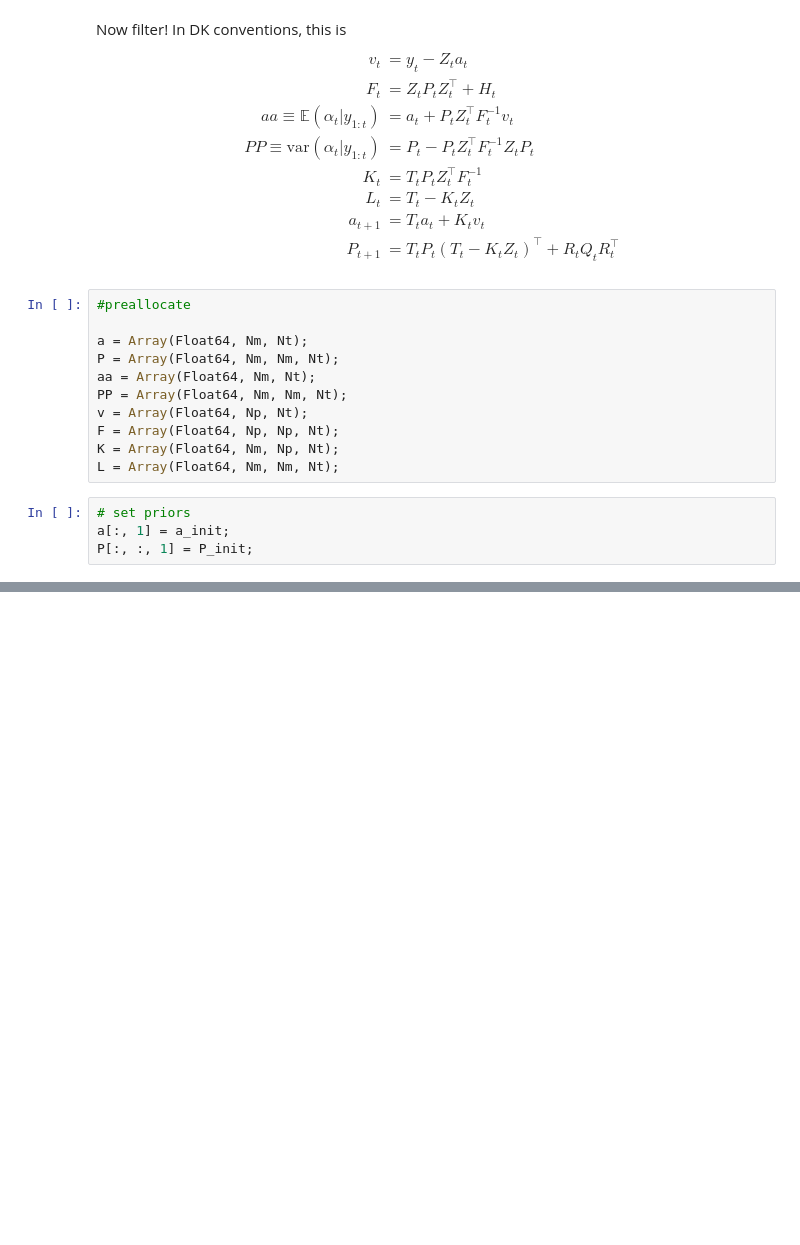
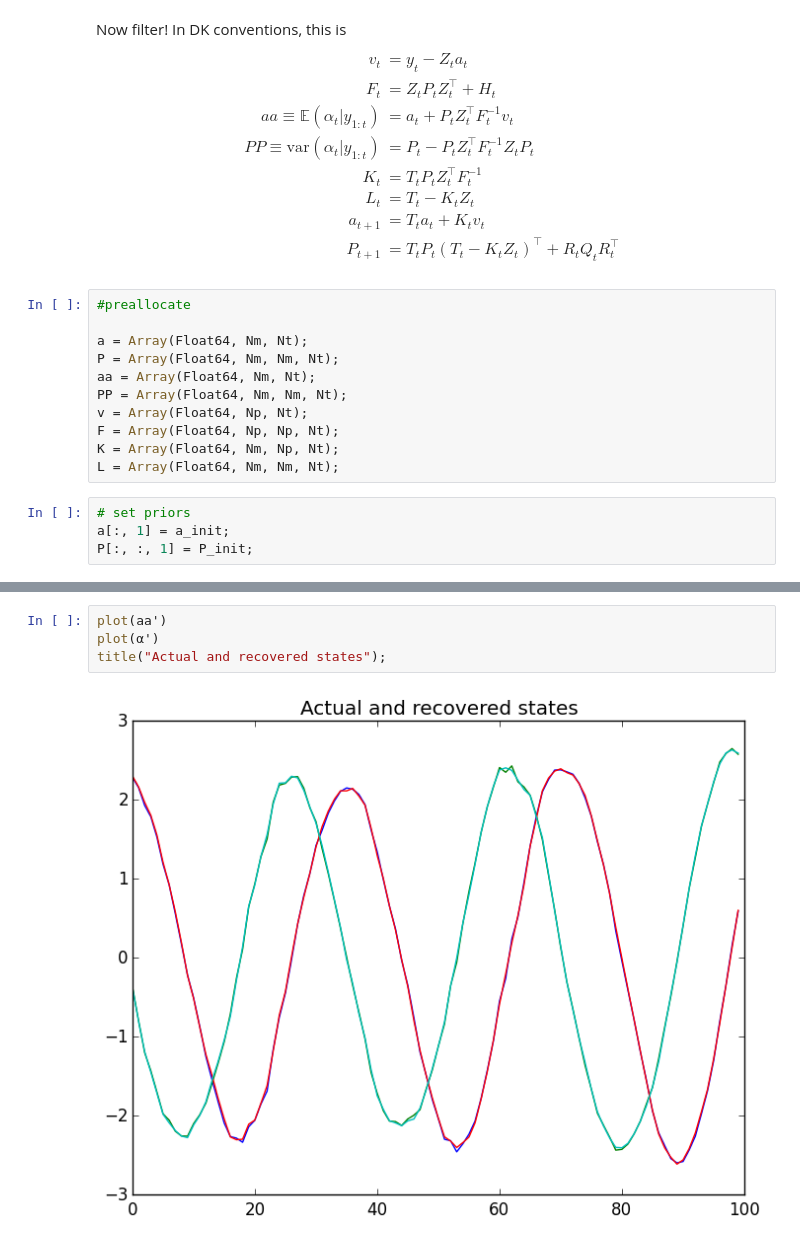
Before and after one commit to jmxpearson/laf, a Jupyter notebook: julia_kalman_integration_test.ipynb, the cells around one changed output, grey strips where cells are left out. Cells and saved outputs as stored; diff of their text form; blank space fills up the shorter version.

```diff
--- a/julia_kalman_integration_test.ipynb
+++ b/julia_kalman_integration_test.ipynb
@@ -123 +132,7 @@ for t in 1:Nt
 end
+# %%
+plot(aa')
+plot(α')
+title("Actual and recovered states");
+# %% [output]
+[figure, added]
```
Also changed, not shown: parts of 18 cells of this notebook.
